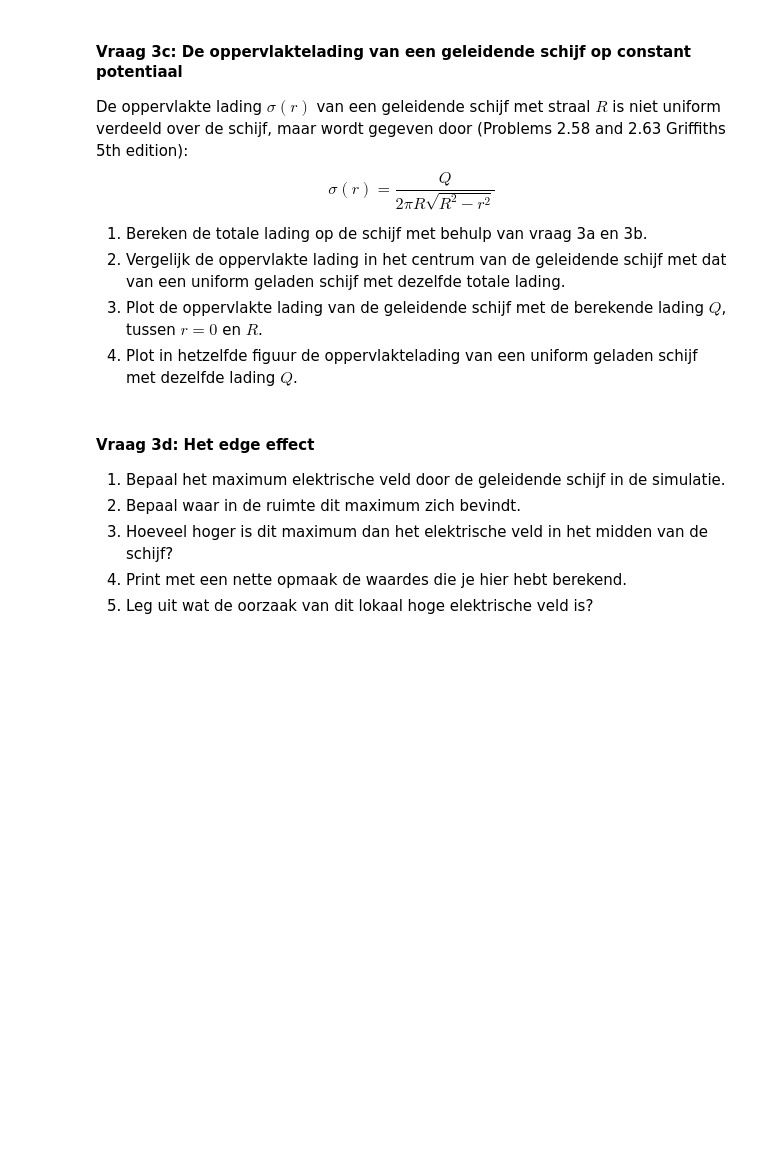
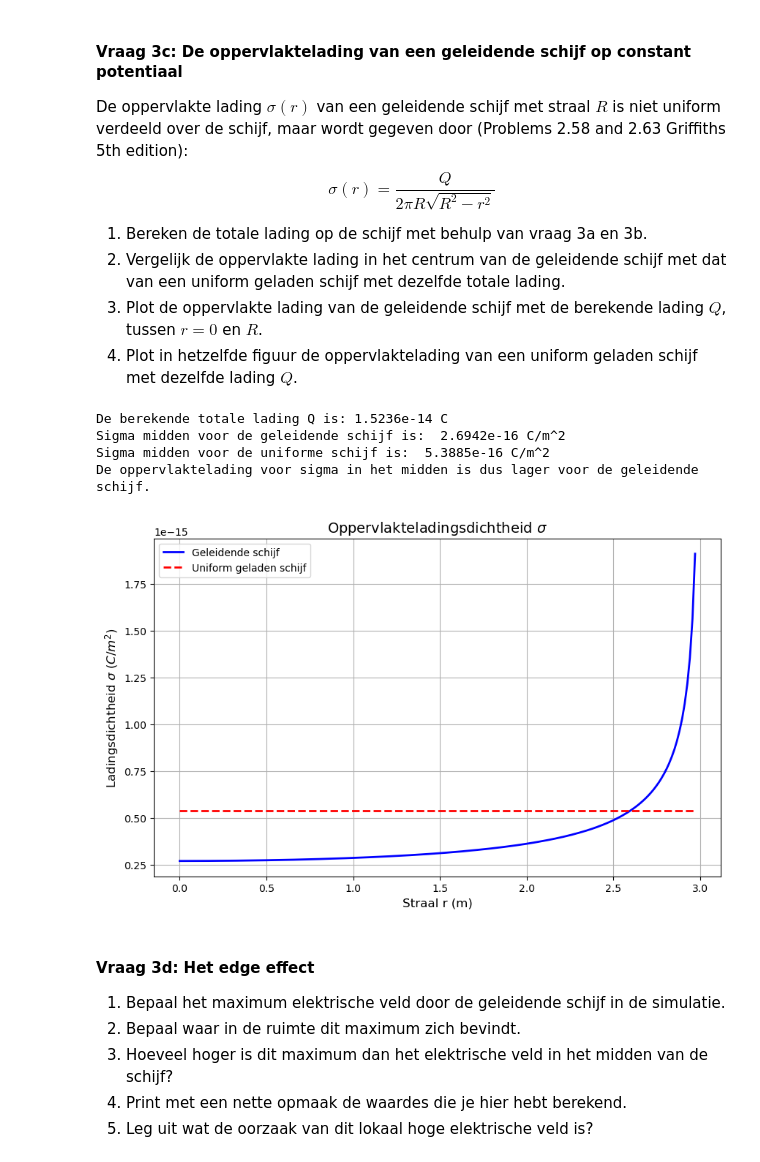
Before and after one commit to jasperbom747-creator/opdrachten-DEF-D-Jasper-Bom, a Jupyter notebook: DigitaleOntwerpopdrachten/1CondensatorOpdracht/CondensatorOntwerpopdracht.ipynb, the cells around one changed output. Cells and saved outputs as stored; diff of their text form; code cells hidden in the pictures; blank space fills up the shorter version.

Commit message:
vraag 3 af

```diff
--- a/DigitaleOntwerpopdrachten/1CondensatorOpdracht/CondensatorOntwerpopdracht.ipynb
+++ b/DigitaleOntwerpopdrachten/1CondensatorOpdracht/CondensatorOntwerpopdracht.ipynb
@@ -336,2 +364,12 @@ plot_results_disk(Ez, Er, normE, V, r, z, grid_step, disk_radius, z_pos_disk1, z
 # %%
-#### Print met deze cel met een nette opmaak je antwoord op vraag 3b 2.
+# Constanten
+epsilon_0 = 8.8541878128e-12  # Vacuümpermittiviteit (F/m)
+
+# Pak de waarde van Ez op de as (r=0) vlak bij de schijf, dus weer de eerder bepaalde idx_center_z
+# Absolute waarde omdat sigma de dichtheid aangeeft en dus niet negatief kan zijn
+E_surface = np.abs(Ez[idx_center_z, 0])
+
+# Berekening van de oppervlaktelading sigma
+sigma_midden = 2 * epsilon_0 * E_surface
+
+print(f"Benadering van de oppervlakte lading in het midden van de schijf is: {sigma_midden:.4e} C/m^2")
@@ -346,9 +386,47 @@ $$\sigma(r) = \frac{Q}{2 \pi R \sqrt{R^2 - r^2}}$$
 3. Plot de oppervlakte lading van de geleidende schijf met de berekende lading $Q$, tussen $r = 0$ en $R$.
 4. Plot in hetzelfde figuur de oppervlaktelading van een uniform geladen schijf met dezelfde lading $Q$.
 # %%
-###
-###Jouw code hier###
-###
+# 1. Bereken de totale lading op de schijf met behulp van vraag 3a en 3b.
+R = disk_radius
+# totale lading is ladingsdichtheid * 2 keer het oppervlakte
+Q_totaal = sigma_midden * (2 * np.pi * R**2)
+
+print(f"De berekende totale lading Q is: {Q_totaal:.4e} C")
+
+# 2. Vergelijk de oppervlakte lading in het centrum van de geleidende schijf met dat van een uniform geladen schijf met dezelfde totale lading.
+# array
+r_as = np.linspace(0, R * 0.99, 200) # net voor de rand stoppen want geen 0 in de wortel
+
+# Geleidende schijf
+sigma_geleidend = Q_totaal / (2 * np.pi * R * np.sqrt(R**2 - r_as**2))
+
+# Uniform geladen schijf
+sigma_waarde = Q_totaal / (np.pi * R**2)
+
+# even lang maken als r_as
+sigma_uniform = np.ones(len(r_as)) * sigma_waarde
+
+print(f"Sigma midden voor de geleidende schijf is:  {sigma_midden:.4e} C/m^2")
+print(f"Sigma midden voor de uniforme schijf is:  {sigma_uniform[0]:.4e} C/m^2")
+print("De oppervlaktelading voor sigma in het midden is dus lager voor de geleidende schijf. ")
+
+# 3. Plot de oppervlakte lading van de geleidende schijf met de berekende lading Q, tussen r = 0 en R.
+# 4. Plot in hetzelfde figuur de oppervlaktelading van een uniform geladen schijf met dezelfde lading $Q$
+plt.figure(figsize=(10, 6))
+plt.plot(r_as, sigma_geleidend, label='Geleidende schijf', color='blue', linewidth=2)
+plt.plot(r_as, sigma_uniform, label='Uniform geladen schijf', color='red', linestyle='--', linewidth=2)
+plt.title(r'Oppervlakteladingsdichtheid $\sigma$', fontsize=14)
+plt.xlabel('Straal r (m)', fontsize=12)
+plt.ylabel(r'Ladingsdichtheid $\sigma$ ($C/m^2$)', fontsize=12)
+plt.grid(True)
+plt.legend()
+plt.show()
+# %% [output]
+De berekende totale lading Q is: 1.5236e-14 C
+Sigma midden voor de geleidende schijf is:  2.6942e-16 C/m^2
+Sigma midden voor de uniforme schijf is:  5.3885e-16 C/m^2
+De oppervlaktelading voor sigma in het midden is dus lager voor de geleidende schijf.
+[figure, added]
 # %% [markdown]
 #### Vraag 3d: Het edge effect
 
```
Also changed, not shown: parts of 9 cells of this notebook.
